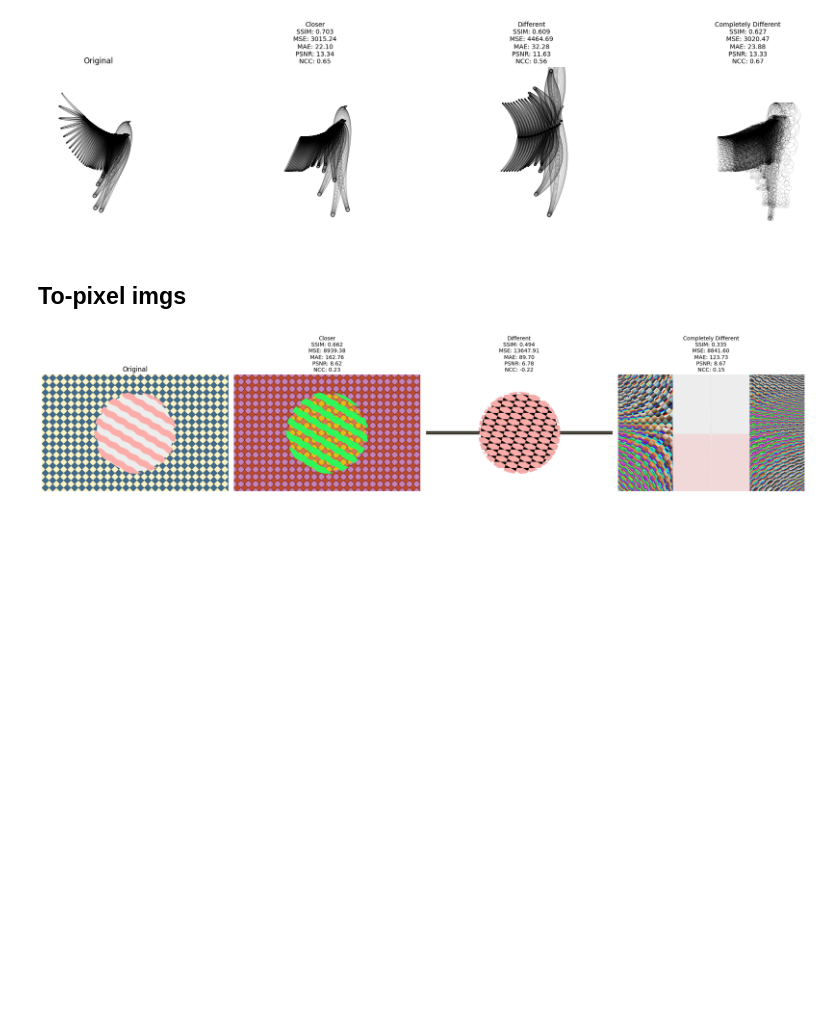
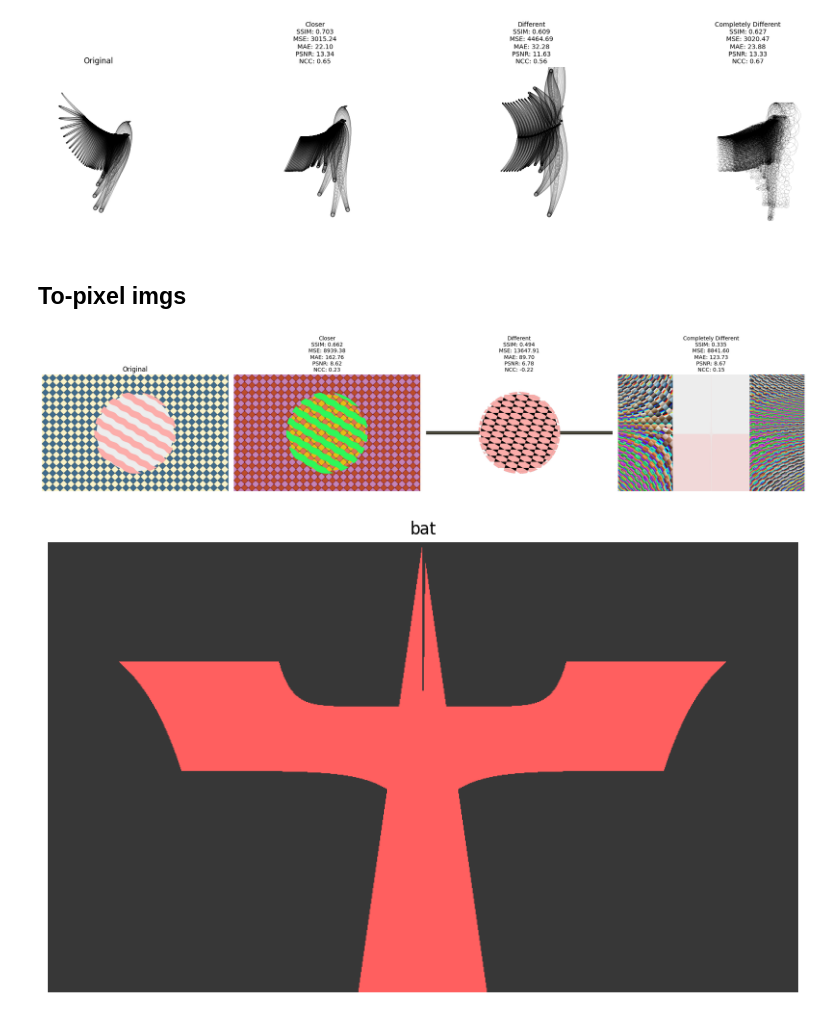
Before and after one commit to MatTheTab/mathematical-image-synthesis, a Jupyter notebook: comparison_tests.ipynb, the cells around one changed output. Drawn from its saved outputs; the diff is of its cells as text; code cells hidden in the pictures; blank space fills up the shorter version.

Commit message:
Another pixel comparison

```diff
--- a/comparison_tests.ipynb
+++ b/comparison_tests.ipynb
@@ -382,0 +413,32 @@ plot_comparison(images, results)
+# %%
+def safe_exp_exp(val):
+    val = np.where(val > 700, 700, val)
+    return np.exp(-np.exp(val))
+
+def D(x, y):
+    value = 1.01 - safe_exp_exp(1000 * (x*y-4*np.abs(x)+0.05))
+    return value
+
+def B(x, y):
+    value = D(x, y) * safe_exp_exp(-2000 * (y-1.01)) + 1.1 - safe_exp_exp(-500 * (-y-7*np.abs(x)+3))
+    return value
+
+def A(x, y):
+    return safe_exp_exp(-1000 * (y-1.4)) + safe_exp_exp(-1000 * (-y - (0.8 * pow(12, -np.abs(x))) - 0.05)) + \
+        safe_exp_exp(1000 * (-y + pow(400, np.abs(x)-2) + 0.8)) + safe_exp_exp(-5000 * (-y - 0.1*pow(4.7, -np.abs(x) + 5.15) - 0.05 + 2))
+
+def f(x, y, p):
+    return safe_exp_exp(100 * (A(x,y) * B(x,y) - 1)) * 200 * p + 55
+
+def rgb(x, y, p):
+    return f((x-500)/100, (300-y)/100, p)
+
+img3 = generate_pixel_img(rgb, 1000, 600, c=[1,0.2,0.2])
+
+plt.figure(figsize=(10, 6))
+plt.imshow(img3)
+plt.axis('off')
+plt.title("bat")
+plt.show()
+# %% [output]
+[figure, added]
```
Also changed, not shown: parts of 6 cells of this notebook.
